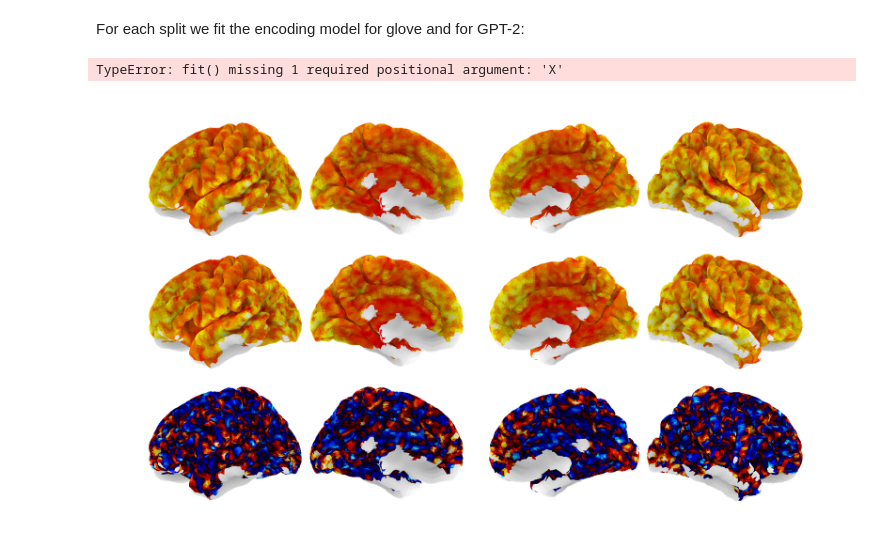
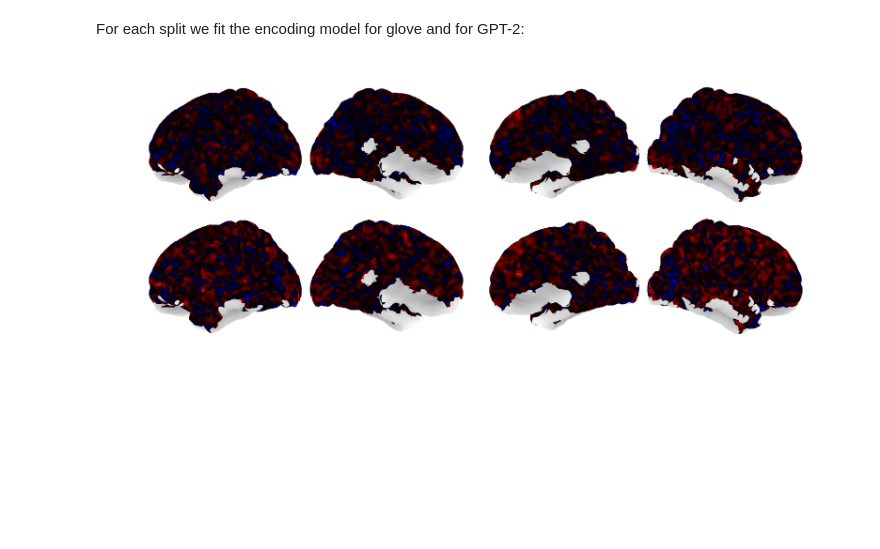
Before and after one commit to AlexandrePsq/fmri_encoder, a Jupyter notebook: main_notebook.ipynb, the cells around one changed output. Drawn from its saved outputs; the diff is of its cells as text; code cells hidden in the pictures; blank space fills up the shorter version.

```diff
--- a/main_notebook.ipynb
+++ b/main_notebook.ipynb
@@ -330,7 +331,7 @@ for train, test in logo.split(features_glove):
     gentles_train = [gentles[i] for i in train]
     groups_train = get_groups(gentles_train)
 
-    gentles_test = [gentles[i] for i in test],
+    gentles_test = [gentles[i] for i in test]
     groups_test = get_groups(gentles_test)
     # Preparing fMRI data
 
@@ -410,33 +411,35 @@ for i, split in tqdm(enumerate(splits)):
     pred = encoder.predict(features_gpt2_test)
     scores_gpt2 = encoder.eval(pred, fmri_test)
     scores['gpt2'].append(scores_gpt2)
-# %% [output]
-TypeError: fit() missing 1 required positional argument: 'X'
 # %%
-imgs = [*scores['glove'], *scores['gpt2']]
+from src.plotting import pretty_plot
+
+imgs = [np.mean([*scores['glove']], axis=0), np.mean([*scores['gpt2']], axis=0)]
+imgs = [masker.inverse_transform(img) for img in imgs]
+
 zmaps = None
 masks = None
-names = ['GloVe_1', 'GloVe_2', 'GloVe_3', 'GPT-2_1', 'GPT-2_2', 'GPT-2_3']
+names = ['GloVe', 'GPT-2']
 
 pretty_plot(
     imgs,
     zmaps,
     masks,
     names,
     ref_img=None,
-    vmax=[0.35]*6,
+    vmax=[0.35]*2,
     cmap='cold_hot',
     hemispheres=['left', 'right'],
     views=['lateral', 'medial'],
     categorical_values=None,
     inflated=False,
     saving_folder='../derivatives/',
     format_figure='pdf',
     dpi=300,
     plot_name='test',
     row_size_factor=6,
     overlapping=6,
     column_size_factor=8,
     )
 # %% [output]
-[figure, old version]
+[figure, new version]
```
Also changed, not shown: parts of 4 cells of this notebook, 2 other files.
